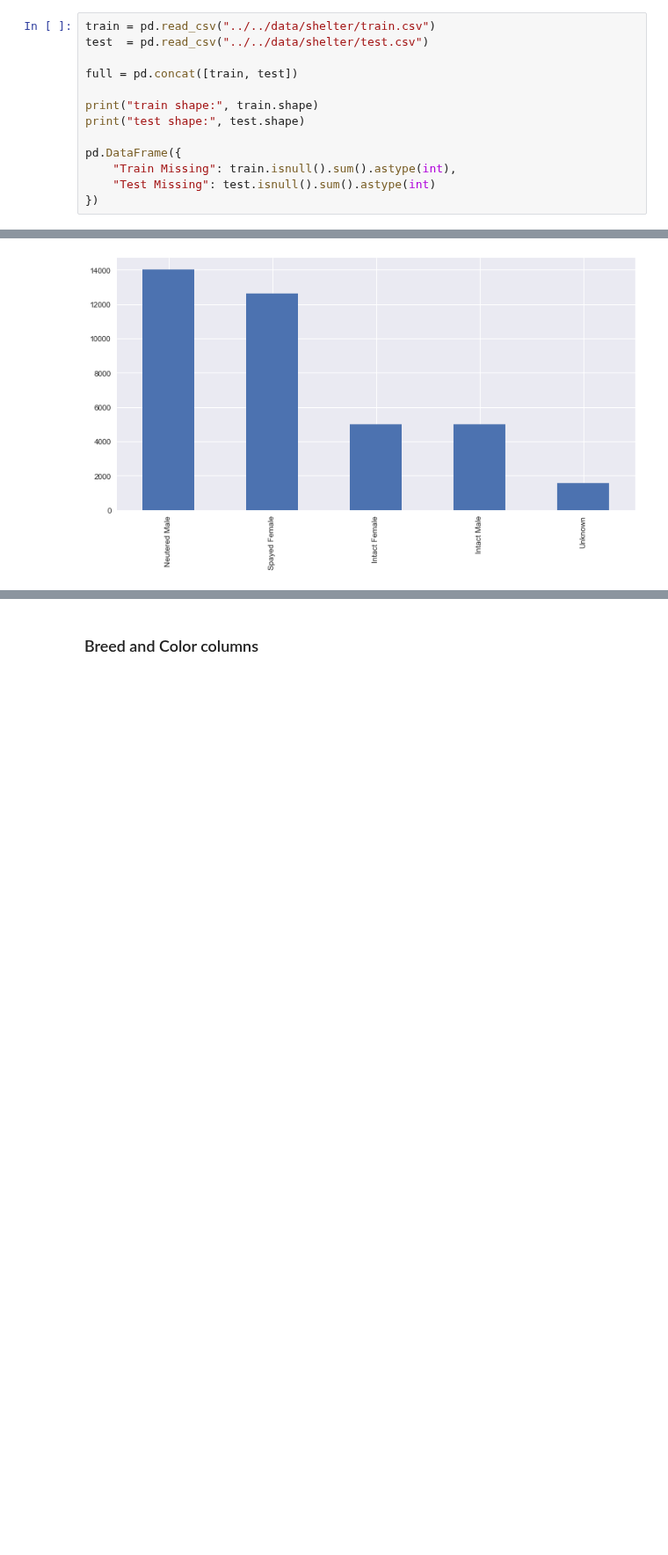
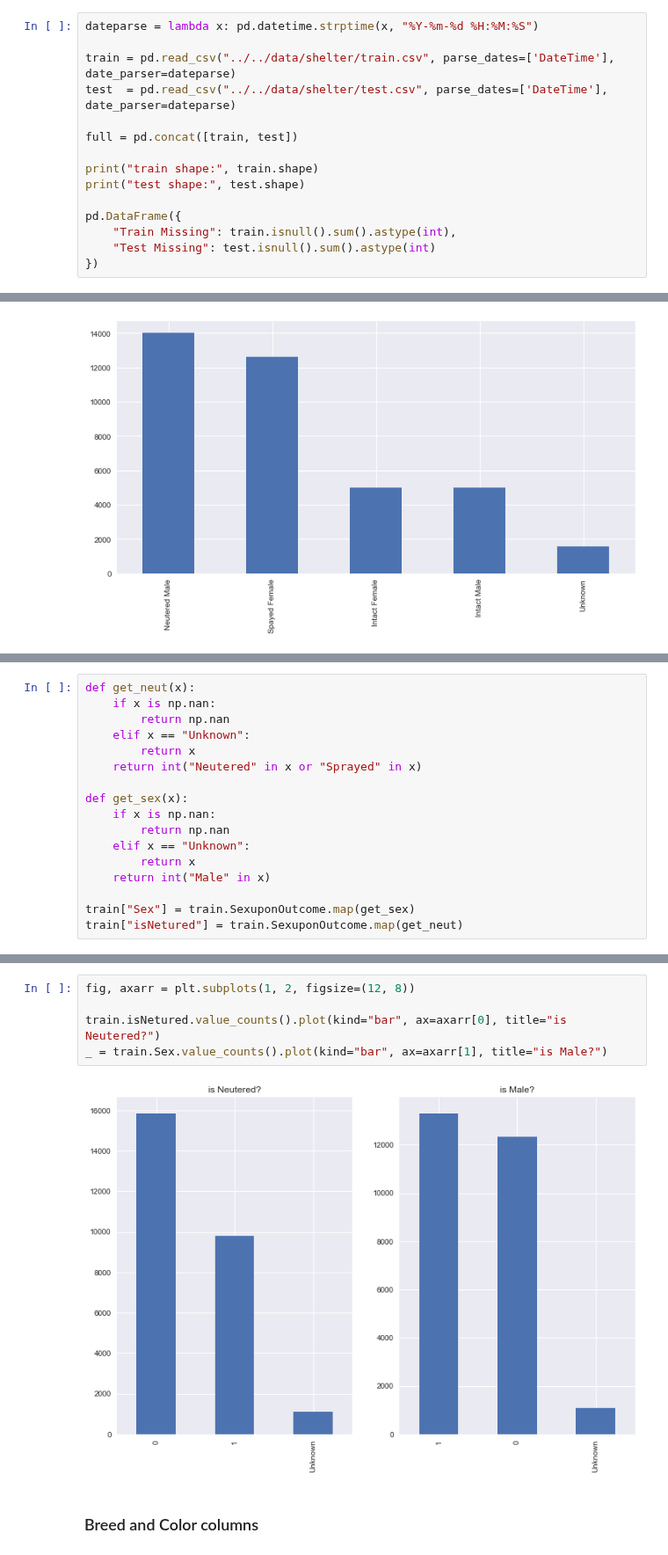
Before and after one commit to pstetz/Kaggle, a Jupyter notebook: in_progress/shelter/1_start.ipynb, the cells around one changed output, grey strips where cells are left out. Shown at 88% size. Drawn from its saved outputs; the diff is of its cells as text; blank space fills up the shorter version.

```diff
--- a/in_progress/shelter/1_start.ipynb
+++ b/in_progress/shelter/1_start.ipynb
@@ -23,8 +23,10 @@ def pretty_bar(data, xlabel=None, ylabel=None, title=None):
 # %% [markdown]
 ### Load data and look at missing values
 # %%
-train = pd.read_csv("../../data/shelter/train.csv")
-test  = pd.read_csv("../../data/shelter/test.csv")
+dateparse = lambda x: pd.datetime.strptime(x, "%Y-%m-%d %H:%M:%S")
+
+train = pd.read_csv("../../data/shelter/train.csv", parse_dates=['DateTime'], date_parser=dateparse)
+test  = pd.read_csv("../../data/shelter/test.csv", parse_dates=['DateTime'], date_parser=dateparse)
 
 full = pd.concat([train, test])
 
@@ -168,0 +175,17 @@ _ = full.SexuponOutcome.value_counts().plot(kind="bar")
+# %%
+def get_neut(x):
+    if x is np.nan:
+        return np.nan
+    elif x == "Unknown":
+        return x
+    return int("Neutered" in x or "Sprayed" in x)
+
+def get_sex(x):
+    if x is np.nan:
+        return np.nan
+    elif x == "Unknown":
+        return x
+    return int("Male" in x)
+
+train["Sex"] = train.SexuponOutcome.map(get_sex)
+train["isNetured"] = train.SexuponOutcome.map(get_neut)
@@ -169,3 +199,10 @@ _ = full.SexuponOutcome.value_counts().plot(kind="bar")
+# %%
+fig, axarr = plt.subplots(1, 2, figsize=(12, 8))
+
+train.isNetured.value_counts().plot(kind="bar", ax=axarr[0], title="is Neutered?")
+_ = train.Sex.value_counts().plot(kind="bar", ax=axarr[1], title="is Male?")
+# %% [output]
+[figure, added]
 # %% [markdown]
 ### Breed and Color columns
 # %%
```
Also changed, not shown: parts of 6 cells of this notebook.
